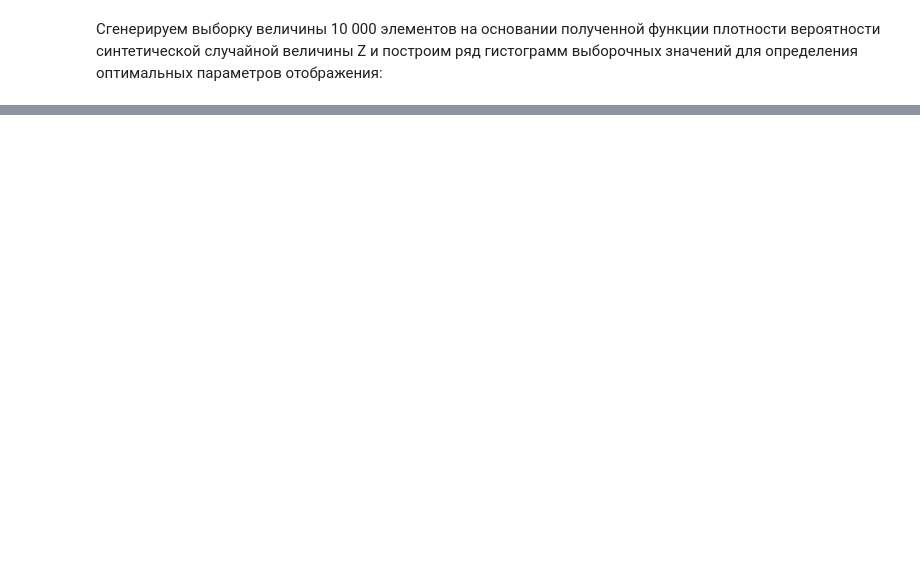
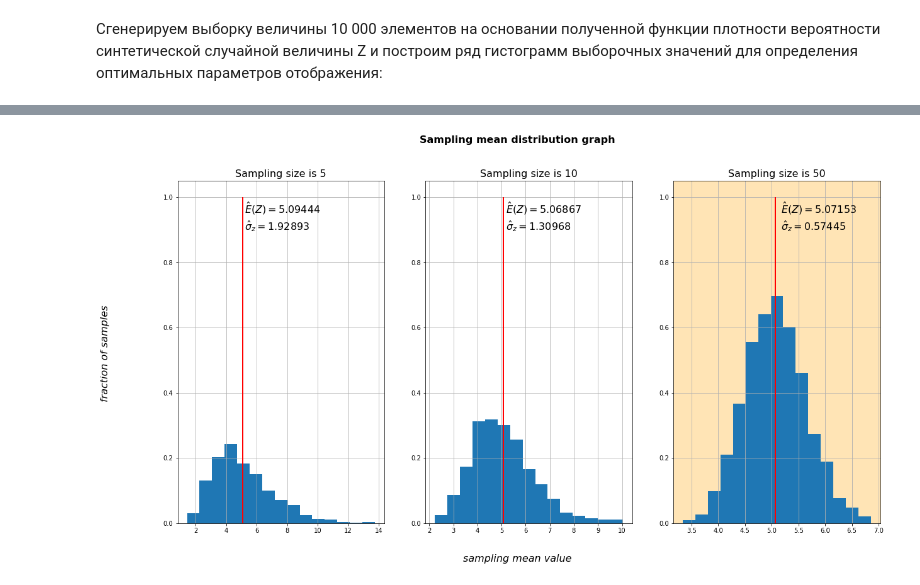
Before and after one commit to avikulin/PythonMath, a Jupyter notebook: Yandex ML Course #1/CourseProject/CourseProject.ipynb, the cells around one changed output, grey strips where cells are left out. Saved outputs shown, nothing was run; the diff lists cells and outputs as text; code cells hidden in the pictures; blank space fills up the shorter version.

```diff
--- a/Yandex ML Course #1/CourseProject/CourseProject.ipynb
+++ b/Yandex ML Course #1/CourseProject/CourseProject.ipynb
@@ -512,0 +565,62 @@ plt.show()
+# %%
+import random as rnd
+
+NUMBER_OF_BINS = 15
+SAMPLING_DATASET_SIZE = 1000 #Number of samples
+
+sampling_mean_distribution = dict()
+sampling_mean_stats = dict()
+
+# variable "sampling_size" is a "k" param, mentioned above
+for sampling_size in (5,10,50):
+    sampling_mean_distribution[sampling_size] = [np.mean(rnd.sample(z_distribution_sample, k=sampling_size))
+                                     for _ in range(SAMPLING_DATASET_SIZE)]
+
+
+#calculate some statistic creterias
+
+
+fig, axes = plt.subplots(1,3)
+fig.set_size_inches(20,10)
+
+fig.suptitle("Sampling mean distribution graph", fontsize=16, fontweight="bold")
+
+fig.text(0.5, 0.04, "sampling mean value", ha="center",
+         fontdict= {"color":  "black", "style":"italic", "weight": "normal", "size": 16})
+
+fig.text(0.04, 0.5, "fraction of samples",
+         va='center', rotation='vertical',
+         fontdict= {"color":  "black", "style":"italic", "weight": "normal", "size": 16})
+
+for i, size in enumerate(sorted(sampling_mean_distribution.keys())):
+    axes[i].grid(which="both")
+    axes[i].set_title("Sampling size is {0}".format(size),
+                      fontdict= {"color":  "black","weight": "normal", "size": 16})
+
+    sampling_mean = np.mean(sampling_mean_distribution[size])
+    sampling_var  = np.var (sampling_mean_distribution[size])
+    sampling_sigma = math.sqrt(sampling_var)
+
+    # store some statistical values for future approximation by the Normal distribution
+    sampling_mean_stats[size] = {"mean": sampling_mean, "var":sampling_var, "sigma": sampling_sigma}
+
+    axes[i].hist(sampling_mean_distribution[size], density=True, bins = NUMBER_OF_BINS)
+
+    axes[i].vlines(x=sampling_mean,ymin=0,ymax=1.,label="Sampling mean",linewidth = 2, color="r")
+
+    axes[i].text(x=sampling_mean+0.1,
+             y = 0.95,
+             s=r"$\hat E\left(Z\right) = {0:5.5f}$".format(sampling_mean),
+             fontdict= {"color":"black", "weight":"normal", "size":16})
+
+    axes[i].text(x=sampling_mean+0.1,
+             y = 0.9,
+             s="$\hat \sigma_z = {0:5.5f}$".format(sampling_sigma),
+             fontdict= {"color":"black", "weight":"normal", "size":16})
+
+    if i==2:
+        axes[i].set_facecolor("moccasin")
+
+plt.show()
+# %% [output]
+[figure, added]
```
Also changed, not shown: parts of 23 cells of this notebook.
